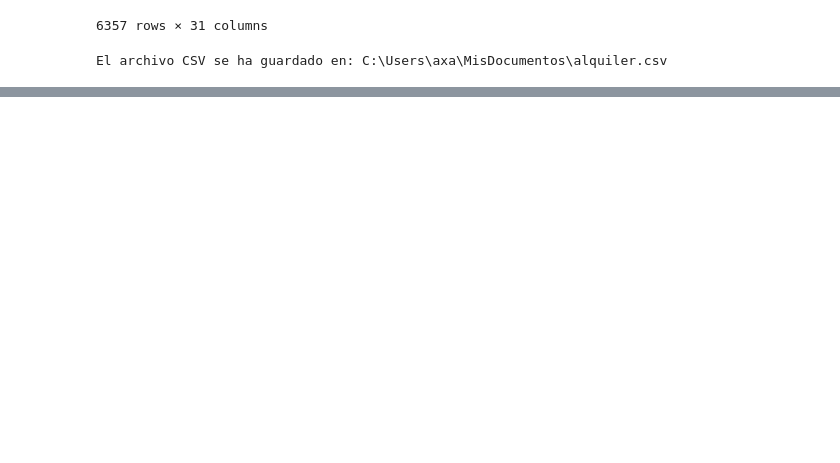
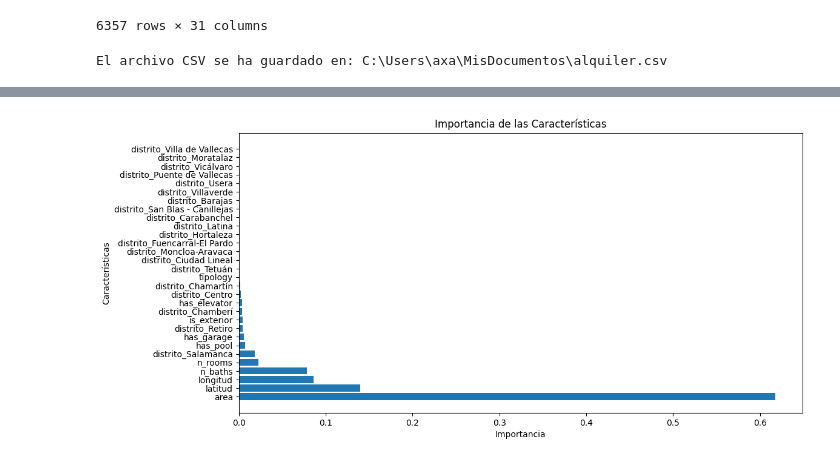
Before and after one commit to JCCT73/Desaf-o-de-Tripulaciones, a Jupyter notebook: Alquiler.ipynb, the cells around one changed output, grey strips where cells are left out. Cells and saved outputs as stored; diff of their text form; code cells hidden in the pictures; blank space fills up the shorter version.

```diff
--- a/Alquiler.ipynb
+++ b/Alquiler.ipynb
@@ -638,0 +652,4 @@ El archivo CSV se ha guardado en: C:\Users\axa\MisDocumentos\alquiler.csv
+# %%
+X = df1.drop('local_price', axis=1)
+y = df1['local_price']
+X_train, X_test, y_train, y_test = train_test_split(X, y, test_size=0.2, random_state=1, shuffle=True)
@@ -638,0 +698,19 @@ El archivo CSV se ha guardado en: C:\Users\axa\MisDocumentos\alquiler.csv
+# %%
+importances = modeloRFR.feature_importances_
+feature_names = df1.columns.drop("local_price")  # Excluir la columna "local_price"
+
+# Crear un DataFrame con las importancias y los nombres de las características
+feature_importances = pd.DataFrame({'Feature': feature_names, 'Importance': importances})
+
+# Ordenar el DataFrame por importancia en orden descendente
+feature_importances = feature_importances.sort_values(by='Importance', ascending=False)
+
+# Crear el gráfico de barras
+plt.figure(figsize=(12, 6))
+plt.barh(feature_importances['Feature'], feature_importances['Importance'])
+plt.xlabel('Importancia')
+plt.ylabel('Características')
+plt.title('Importancia de las Características')
+plt.show()
+# %% [output]
+[figure, added]
```
Also changed, not shown: parts of 12 cells of this notebook.
